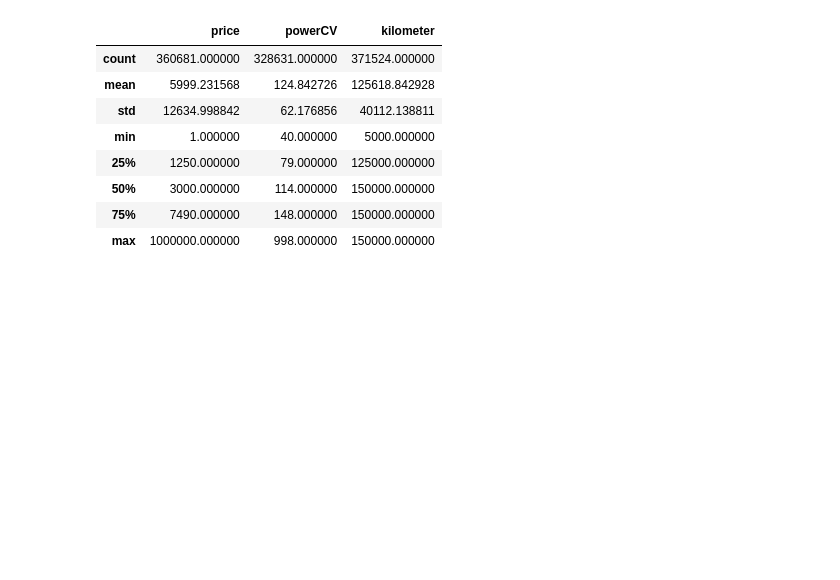
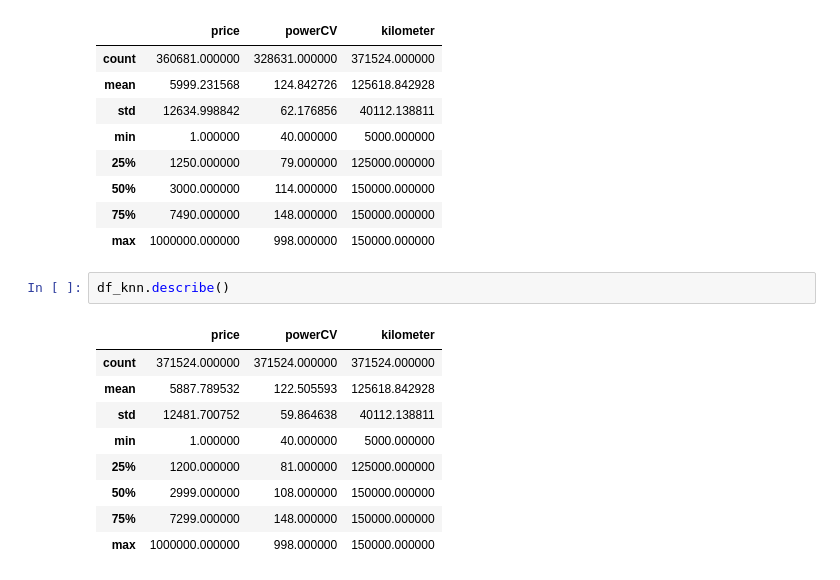
Before and after one commit to davfranco1/laboratorio-modulo7-leccion01-eda-nulos, a Jupyter notebook: laboratorio-modulo7-leccion01-eda-nulos.ipynb, the cells around one changed output. Drawn from its saved outputs; the diff is of its cells as text; blank space fills up the shorter version.

```diff
--- a/laboratorio-modulo7-leccion01-eda-nulos.ipynb
+++ b/laboratorio-modulo7-leccion01-eda-nulos.ipynb
@@ -434,3 +452,15 @@ df.describe()
 | 50% | 3000.000000 | 114.000000 | 150000.000000 |
 | 75% | 7490.000000 | 148.000000 | 150000.000000 |
 | max | 1000000.000000 | 998.000000 | 150000.000000 |
+# %%
+df_knn.describe()
+# %% [output]
+|  | price | powerCV | kilometer |
+| count | 371524.000000 | 371524.000000 | 371524.000000 |
+| mean | 5887.789532 | 122.505593 | 125618.842928 |
+| std | 12481.700752 | 59.864638 | 40112.138811 |
+| min | 1.000000 | 40.000000 | 5000.000000 |
+| 25% | 1200.000000 | 81.000000 | 125000.000000 |
+| 50% | 2999.000000 | 108.000000 | 150000.000000 |
+| 75% | 7299.000000 | 148.000000 | 150000.000000 |
+| max | 1000000.000000 | 998.000000 | 150000.000000 |
```
Also changed, not shown: parts of 15 cells of this notebook.
